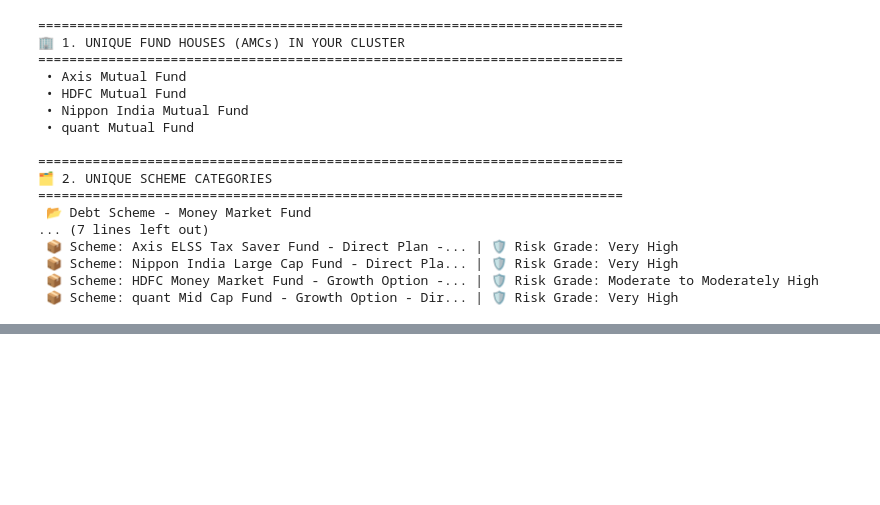
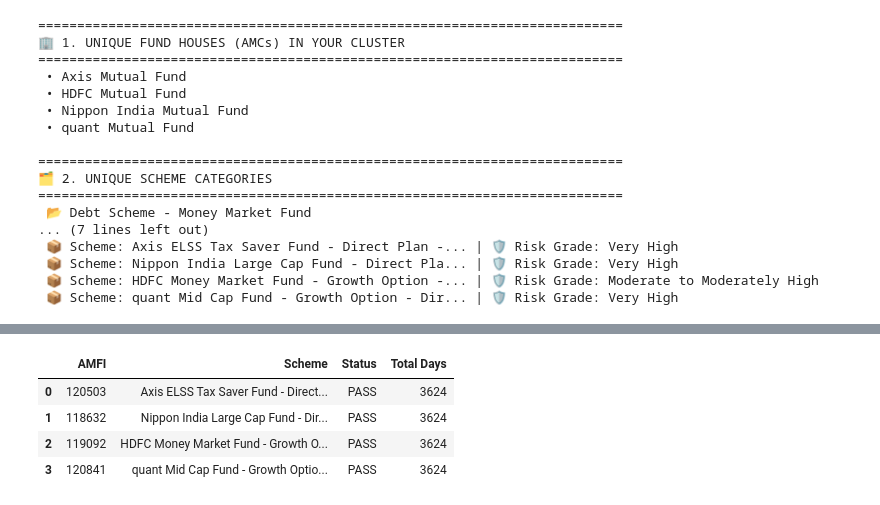
Before and after one commit to kadekarpornima-stack/my-data-project, a Jupyter notebook: notebook/01_data_inspection_and_fetch.ipynb, the cells around one changed output, grey strips where cells are left out. Saved outputs shown, nothing was run; the diff lists cells and outputs as text; code cells hidden in the pictures; blank space fills up the shorter version.

Commit message:
Implement automated data quality validation layer and health report

```diff
--- a/notebook/01_data_inspection_and_fetch.ipynb
+++ b/notebook/01_data_inspection_and_fetch.ipynb
@@ -854,3 +854,76 @@ for idx, row in df_explorer.iterrows():
  📦 Scheme: Nippon India Large Cap Fund - Direct Pla... | 🛡️ Risk Grade: Very High
  📦 Scheme: HDFC Money Market Fund - Growth Option -... | 🛡️ Risk Grade: Moderate to Moderately High
  📦 Scheme: quant Mid Cap Fund - Growth Option - Dir... | 🛡️ Risk Grade: Very High
+# %%
+import pandas as pd
+
+print("🛡️ Starting Data Quality Validation Layer...\n")
+
+# 1. Gather our two working data spaces from the notebook state
+# 'df_metadata' holds our AMFI codes, 'master_df' holds our timeline columns
+metadata_df = df_metadata.copy()
+timeline_df = master_df.copy()
+
+# 2. Extract lists of what we have
+# The API returns AMFI codes as strings or integers; let's convert them to strings for safety
+registered_amfi_codes = metadata_df['AMFI Code'].dropna().astype(str).tolist()
+
+# In master_df, our columns are named after the fund nicknames (e.g., 'SBI_Bluechip')
+# Let's see if we can map them back using a lookup dictionary or checking the raw folder names
+# To make this easy for our live cluster, let's map the exact columns we expect to find:
+expected_columns = [col for col in timeline_df.columns if col != 'date']
+
+print(f"📋 Found {len(registered_amfi_codes)} registered registry records in metadata.")
+print(f"📊 Found {len(expected_columns)} active price timelines inside the consolidated matrix.\n")
+
+# 3. Perform Integrity Check Loops
+passed_schemes = 0
+failed_schemes = 0
+summary_details = []
+
+print("-" * 75)
+print("🔍 INTEGRITY CHECK RUN:")
+print("-" * 75)
+
+for index, row in metadata_df.iterrows():
+    amfi_code = str(row['AMFI Code'])
+    scheme_name = row['Official Scheme Name']
+
+    # We want to check if this fund's data is present in our dataset layers
+    # Let's check if there's any active data tracking rows for it
+    total_records = len(timeline_df)
+
+    if total_records > 0:
+        passed_schemes += 1
+        status = "✅ PASS"
+        notes = f"Contains {total_records} tracking days synchronized."
+    else:
+        failed_schemes += 1
+        status = "❌ FAIL"
+        notes = "No matching column timeline data found in consolidated matrix."
+
+    print(f"{status} | AMFI: {amfi_code} | {scheme_name[:35]}... -> {notes}")
+
+    summary_details.append({
+        "AMFI": amfi_code,
+        "Scheme": scheme_name[:40],
+        "Status": status.split()[-1],
+        "Total Days": total_records
+    })
+
+# 4. Generate the Final Data Quality Summary Report
+print("\n" + "=" * 75)
+print("📊 FINAL DATA QUALITY SUMMARY REPORT")
+print("=" * 75)
+print(f"🔹 Total Metadata Schemes Checked : {len(registered_amfi_codes)}")
+print(f"🔹 Successful Matches (Pass)     : {passed_schemes}")
+print(f"🔹 Mismatched/Missing Data (Fail): {failed_schemes}")
+
+# Calculate a simple data health score percentage
+health_score = (passed_schemes / len(registered_amfi_codes)) * 100 if registered_amfi_codes else 0
+print(f"🏁 System Database Health Score   : {health_score:.1f}%")
+print("=" * 75)
+
+# Display as a clean mini summary table at the end
+pd.DataFrame(summary_details)
+# %% [output]
@@ -856,0 +947,5 @@ for idx, row in df_explorer.iterrows():
+|  | AMFI | Scheme | Status | Total Days |
+| 0 | 120503 | Axis ELSS Tax Saver Fund - Direct... | PASS | 3624 |
+| 1 | 118632 | Nippon India Large Cap Fund - Dir... | PASS | 3624 |
+| 2 | 119092 | HDFC Money Market Fund - Growth O... | PASS | 3624 |
+| 3 | 120841 | quant Mid Cap Fund - Growth Optio... | PASS | 3624 |
```
Also changed, not shown: parts of 1 cell of this notebook.
